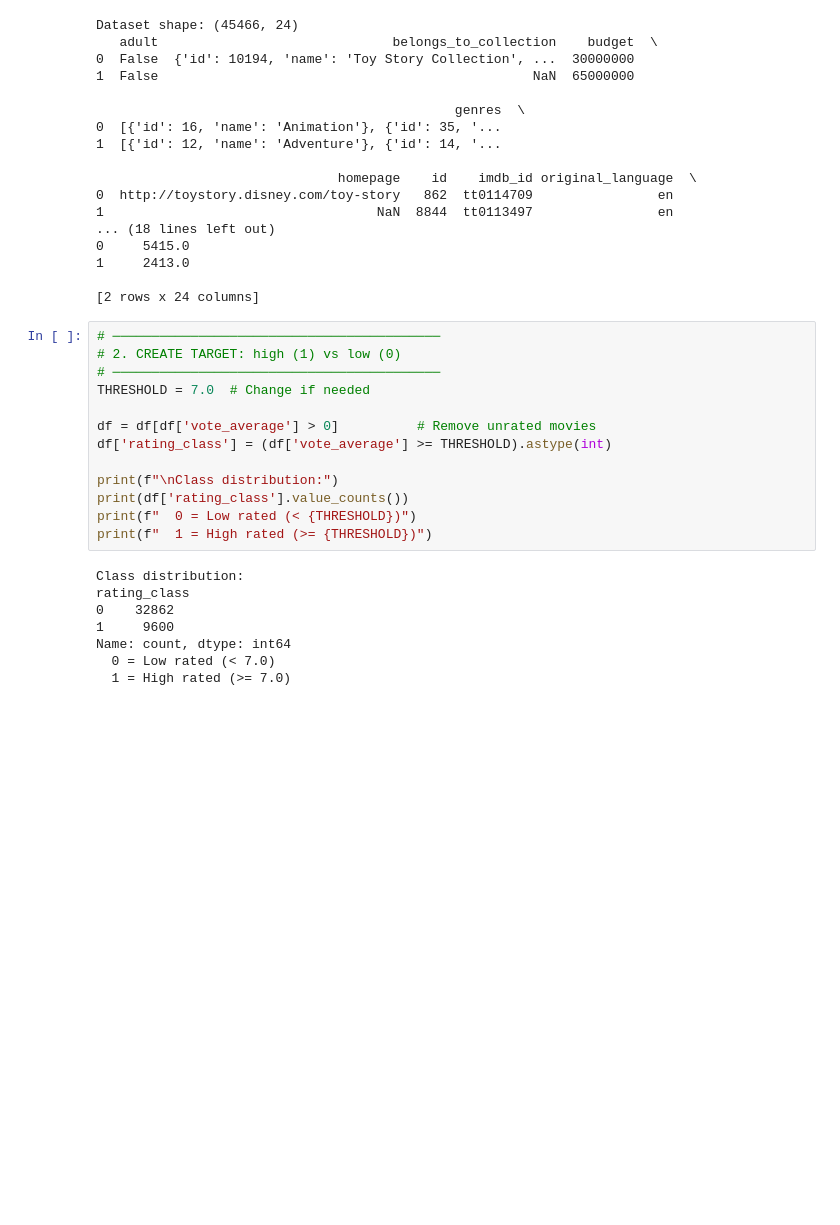
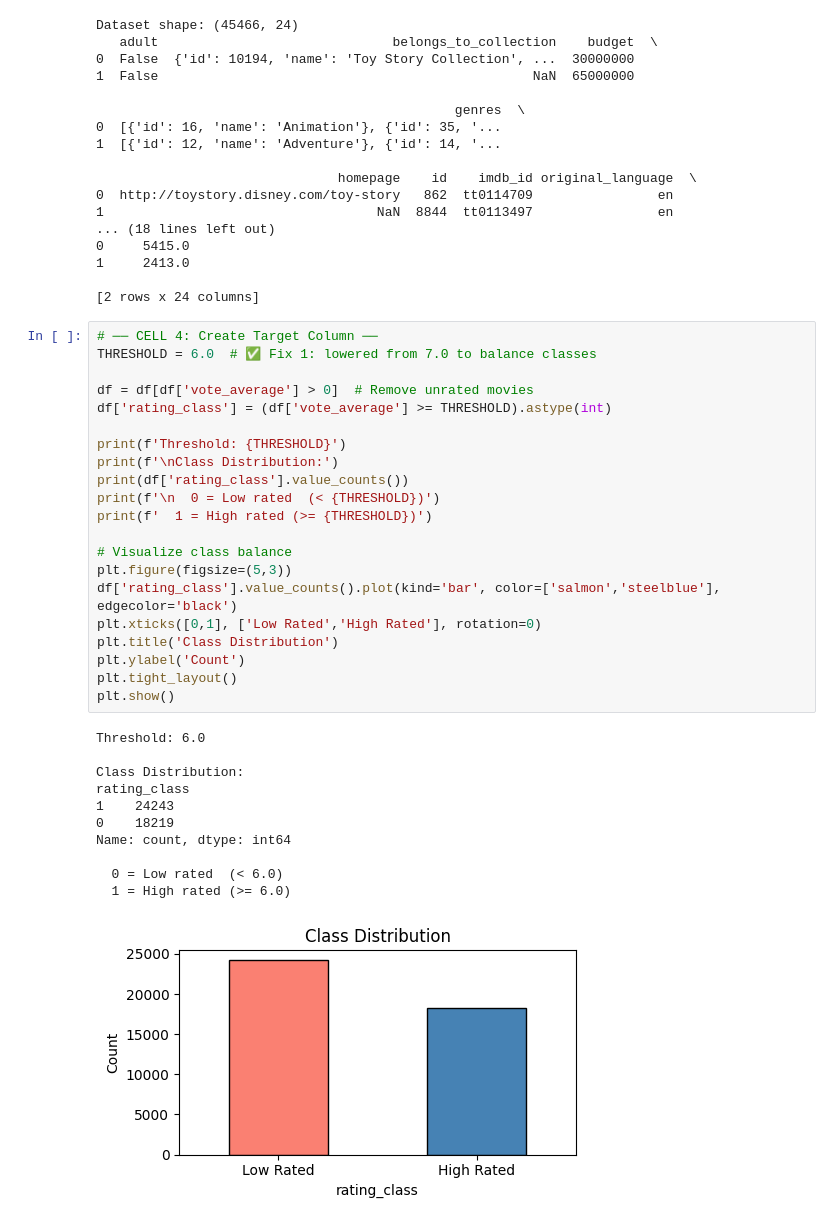
Before and after one commit to abdullah123-collab/Machine_Learning-, a Jupyter notebook: Basics/Supervised_Learning_Algorithms/Classification/KNN/high_low_rate_movies.ipynb, the cells around one changed output. Saved outputs shown, nothing was run; the diff lists cells and outputs as text; blank space fills up the shorter version.

```diff
--- a/Basics/Supervised_Learning_Algorithms/Classification/KNN/high_low_rate_movies.ipynb
+++ b/Basics/Supervised_Learning_Algorithms/Classification/KNN/high_low_rate_movies.ipynb
@@ -34,24 +41,36 @@ Dataset shape: (45466, 24)
 
 [2 rows x 24 columns]
 # %%
-# ──────────────────────────────────────────
-# 2. CREATE TARGET: high (1) vs low (0)
-# ──────────────────────────────────────────
-THRESHOLD = 7.0  # Change if needed
+# ── CELL 4: Create Target Column ──
+THRESHOLD = 6.0  # ✅ Fix 1: lowered from 7.0 to balance classes
 
-df = df[df['vote_average'] > 0]          # Remove unrated movies
+df = df[df['vote_average'] > 0]  # Remove unrated movies
 df['rating_class'] = (df['vote_average'] >= THRESHOLD).astype(int)
 
-print(f"\nClass distribution:")
+print(f'Threshold: {THRESHOLD}')
+print(f'\nClass Distribution:')
 print(df['rating_class'].value_counts())
-print(f"  0 = Low rated (< {THRESHOLD})")
-print(f"  1 = High rated (>= {THRESHOLD})")
+print(f'\n  0 = Low rated  (< {THRESHOLD})')
+print(f'  1 = High rated (>= {THRESHOLD})')
+
+# Visualize class balance
+plt.figure(figsize=(5,3))
+df['rating_class'].value_counts().plot(kind='bar', color=['salmon','steelblue'], edgecolor='black')
+plt.xticks([0,1], ['Low Rated','High Rated'], rotation=0)
+plt.title('Class Distribution')
+plt.ylabel('Count')
+plt.tight_layout()
+plt.show()
 # %% [output]
-Class distribution:
+Threshold: 6.0
+
+Class Distribution:
 rating_class
-0    32862
-1     9600
+1    24243
+0    18219
 Name: count, dtype: int64
-  0 = Low rated (< 7.0)
-  1 = High rated (>= 7.0)
+
+  0 = Low rated  (< 6.0)
+  1 = High rated (>= 6.0)
+[figure, added]
 # %%
```
Also changed, not shown: parts of 9 cells of this notebook.
